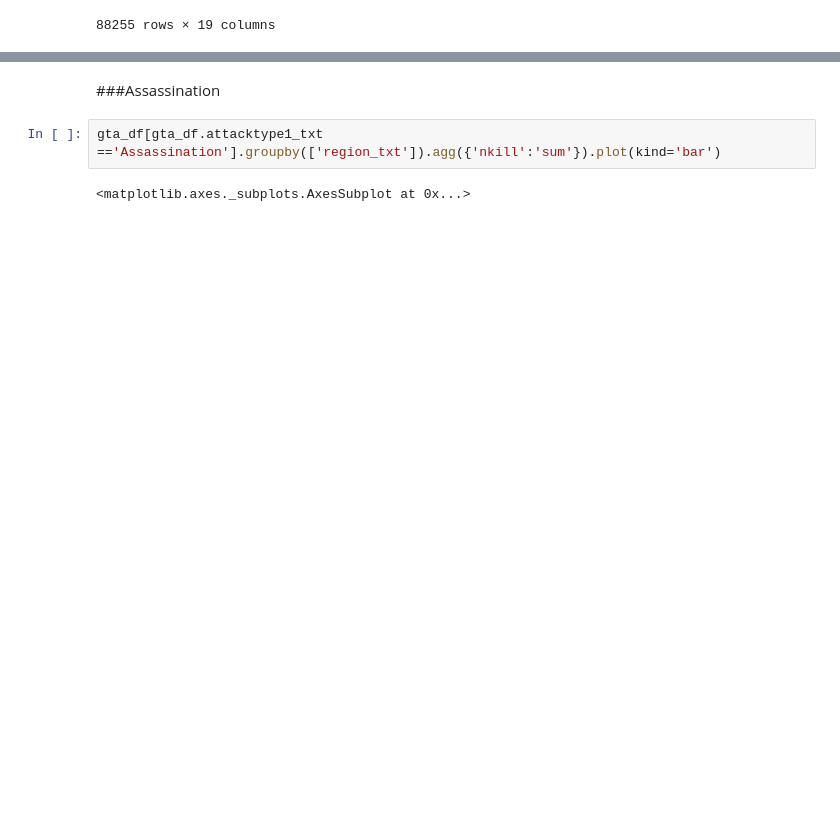
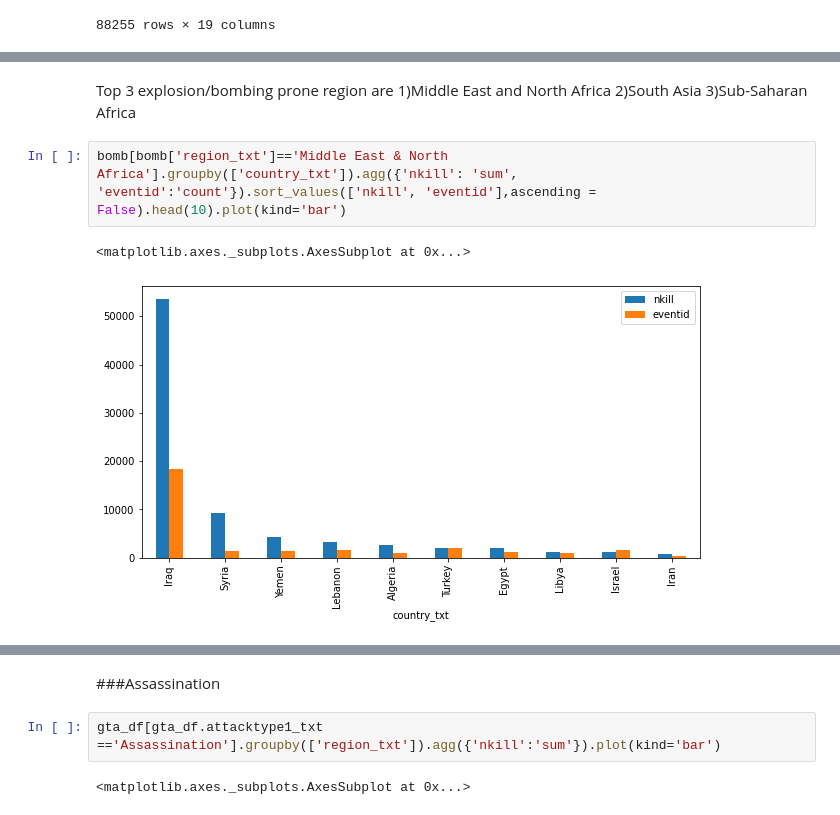
Before and after one commit to mahin-arvind/GTD-EDA, a Jupyter notebook: Copy_of_Global_Terrorism_Analysis_Capstone_Project.ipynb, the cells around one changed output, grey strips where cells are left out. Drawn from its saved outputs; the diff is of its cells as text; blank space fills up the shorter version.

```diff
--- a/Copy_of_Global_Terrorism_Analysis_Capstone_Project.ipynb
+++ b/Copy_of_Global_Terrorism_Analysis_Capstone_Project.ipynb
@@ -173,0 +183,10 @@ bomb
+# %% [markdown]
+Top 3 explosion/bombing prone region are
+1)Middle East and North Africa
+2)South Asia
+3)Sub-Saharan Africa
+# %%
+bomb[bomb['region_txt']=='Middle East & North Africa'].groupby(['country_txt']).agg({'nkill': 'sum', 'eventid':'count'}).sort_values(['nkill', 'eventid'],ascending = False).head(10).plot(kind='bar')
+# %% [output]
+<matplotlib.axes._subplots.AxesSubplot at 0x...>
+[figure, added]
```
Also changed, not shown: parts of 8 cells of this notebook.
